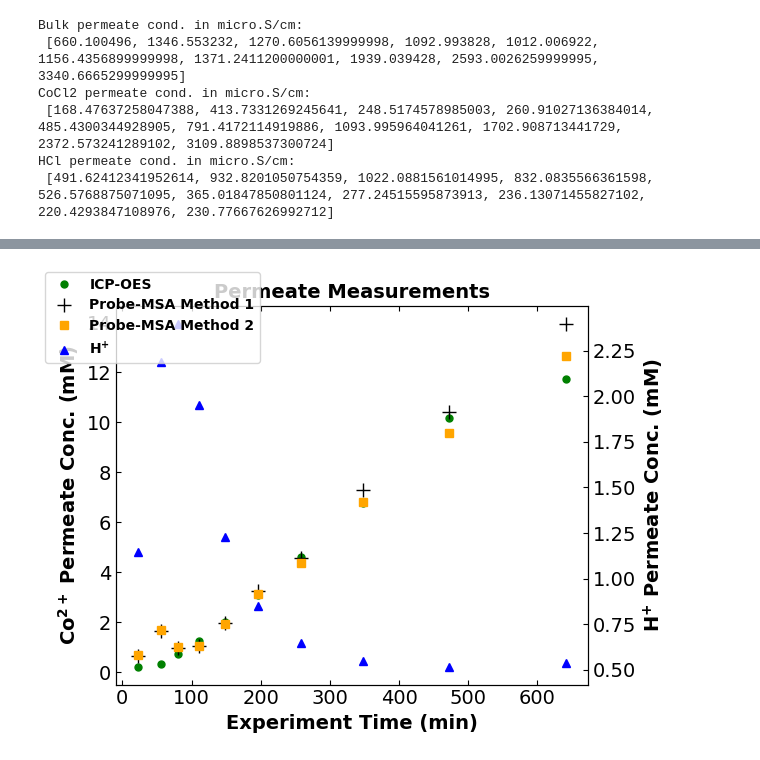
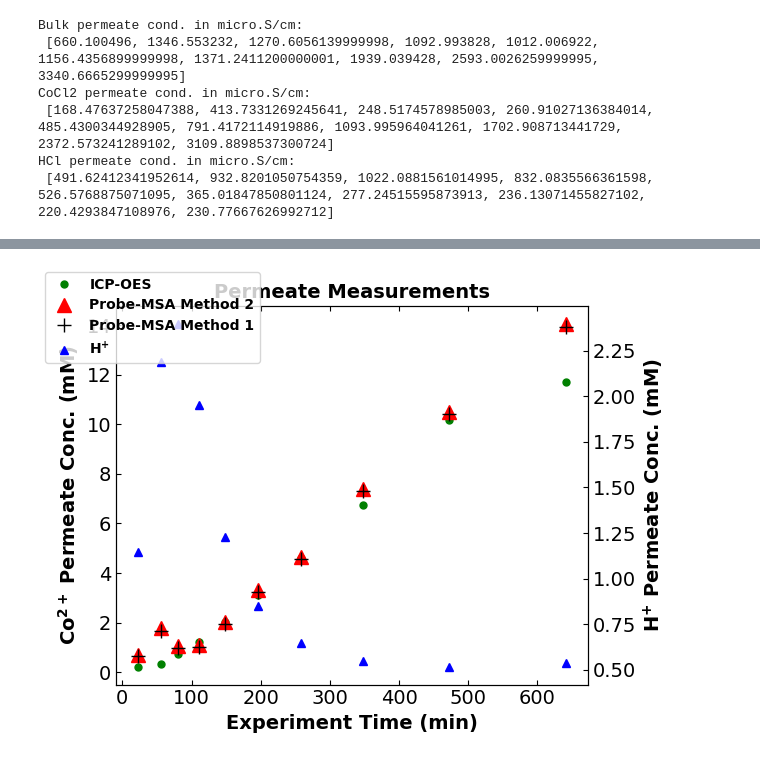
Before and after one commit to dowlinglab/salts-conductivity-modelling, a Jupyter notebook: Lithium_cobalt_conductivity.ipynb, the cells around one changed output, grey strips where cells are left out. Saved outputs shown, nothing was run; the diff lists cells and outputs as text; code cells hidden in the pictures.

```diff
--- a/Lithium_cobalt_conductivity.ipynb
+++ b/Lithium_cobalt_conductivity.ipynb
@@ -501,7 +475,7 @@ lambda_0_H_Cl = [lambda_0_Cl_mol, lambda_0_H_mol]
 HCl_conc = H_conc
 
 # calculate the bulk conductivity using the MSA transport model
-HCl_cond = msa_transport(valency_H_Cl, diameter_H_Cl, diff_coeff_H_Cl, temp, eta_msa, epsilon, lambda_0_H_Cl, HCl_conc)
+HCl_cond = msa_transport(valency_H_Cl, diameter_H_Cl, diff_coeff_H_Cl, temp, eta_msa, epsilon_msa, lambda_0_H_Cl, HCl_conc)
 # %% [output]
 Scaled omega:  [0.35828264 1.64171736]
 Scaled omega:  [0.35828264 1.64171736]
@@ -804,7 +778,7 @@ def SSE_permeate_Co_H(salt_conc):
         salt_conc: concentration of the salt in mM"""
 
     # calculate the bulk conductivity using the MSA transport model
-    msa_cond, Co_cond = msa_transport_Co(valency_Co_Cl_H, diameter_Co_Cl_H, diff_coeff_Co_Cl_H, temp, eta_msa, epsilon, lambda_0_Co_Cl_H,
+    msa_cond, Co_cond = msa_transport_Co(valency_Co_Cl_H, diameter_Co_Cl_H, diff_coeff_Co_Cl_H, temp, eta_msa, epsilon_msa, lambda_0_Co_Cl_H,
                                 salt_conc, HCl_conc)
 
     # calculate the sum of squared errors between the measured and predicted salt conductivity
@@ -818,8 +792,8 @@ CoCl2_conc_initial = [1 for _ in range(ndata_pH)]
 
 # solve the optimization problem
 result = minimize(SSE_permeate_Co_H, CoCl2_conc_initial, bounds=[(1e-3, 50) for _ in range(ndata_pH)], method="L-BFGS-B")
-CoCl2_conc = result.x
+CoCl2_conc_method_2 = result.x
 
-print("The optimal CoCl2 conc. is:",CoCl2_conc)
+print("The optimal CoCl2 conc. is:",CoCl2_conc_method_2)
 print("The SSE at the optimal is:",result.fun)
 # %% [output]
@@ -930,7 +903,7 @@ def SSE_permeate_CoCl2(salt_conc):
         salt_conc: concentration of the salt in mM"""
 
     # calculate the bulk conductivity using the MSA transport model
-    msa_cond = cd.msa_transport(valency, diameter, diffusion_coeff, temp, eta_msa, epsilon, lambda_0_Co_Cl, salt_conc)
+    msa_cond = cd.msa_transport(valency, diameter, diffusion_coeff, temp, eta_msa, epsilon_msa, lambda_0_Co_Cl, salt_conc)
 
     # calculate the sum of squared errors between the measured and predicted salt conductivity
     sse = sum((CoCl2_cond[i] - msa_cond[i])**2 for i in range(ndata_pH))
@@ -967,25 +940,26 @@ The SSE at the optimal is: 1.2292463524304693e-11
 # %%
 # make plot of the ICP Co2+ concentration and H+ sample concentration
 fig, ax1 = plt.subplots()
 
 ax1.plot(exp_time_ICP_pH, ICP_conc, "g.", markersize=10, label="ICP-OES")
+# ax1.plot(exp_time_ICP_pH, Co_conc, "s", color="orange", label="Probe-MSA Method")
+ax1.plot(exp_time_ICP_pH, CoCl2_conc_method_2, "^", color="red", markersize=10, label="Probe-MSA Method 2")
 ax1.plot(exp_time_ICP_pH, CoCl2_conc, "+", color="black", markersize=10, label="Probe-MSA Method 1")
-ax1.plot(exp_time_ICP_pH, Co_conc, "s", color="orange", label="Probe-MSA Method 2")
 ax1.set_xlabel("Experiment Time (min)", fontsize=14,fontweight='bold')
 ax1.set_ylabel("Co$^\mathbf{2+}$ Permeate Conc. (mM)", fontsize=14,fontweight='bold')
 ax1.tick_params(axis='x', labelsize=14, direction="in",top=True, right=True)
 ax1.tick_params(axis='y', labelsize=14, direction="in",top=True, right=True)
 
 # Create a second y-axis sharing the same x-axis
 ax2 = ax1.twinx()
 ax2.plot(exp_time_ICP_pH, H_conc, "b^", label="H$^\mathbf{+}$")
 ax2.tick_params(axis='y', labelsize=14, direction="in",top=True, right=True)
 ax2.set_ylabel("H$^\mathbf{+}$ Permeate Conc. (mM)", fontsize=14,fontweight='bold')
 
 fig.legend(prop={"weight":"bold"}, loc="upper left")
 plt.title("Permeate Measurements", fontsize=14,fontweight='bold')
 plt.tight_layout()
 plt.savefig(".\Li_Co\msa_co_conc.png")
 plt.show()
 # %% [output]
-[figure, old version]
+[figure, new version]
```
Also changed, not shown: parts of 11 cells of this notebook, 40 other files.
